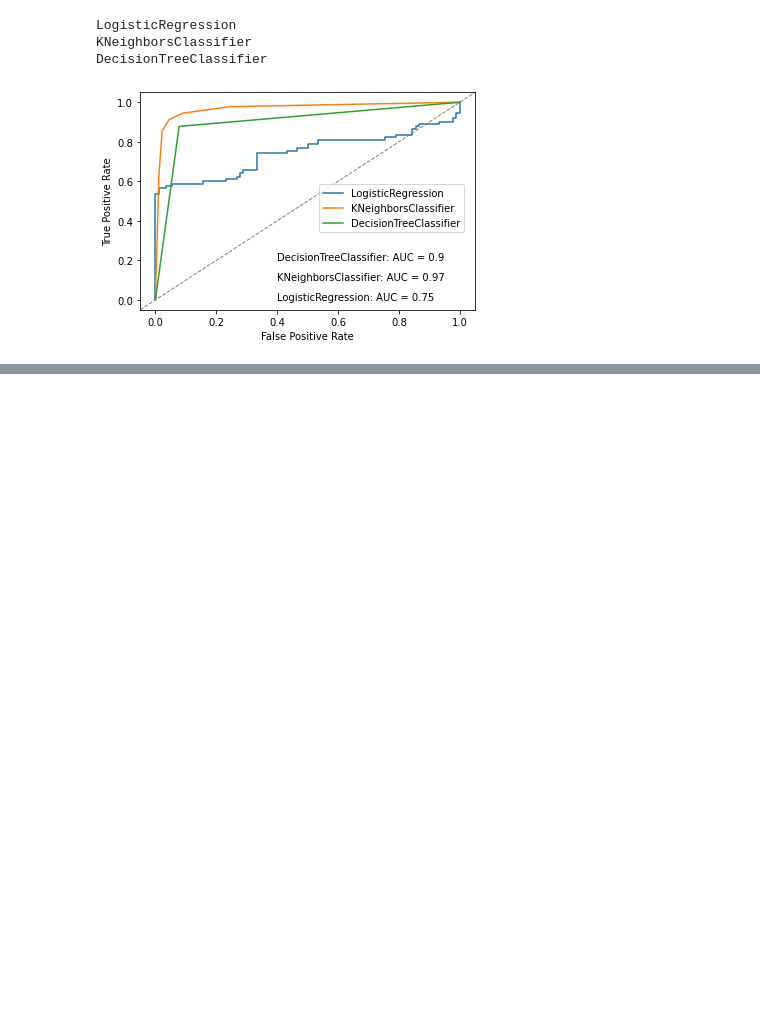
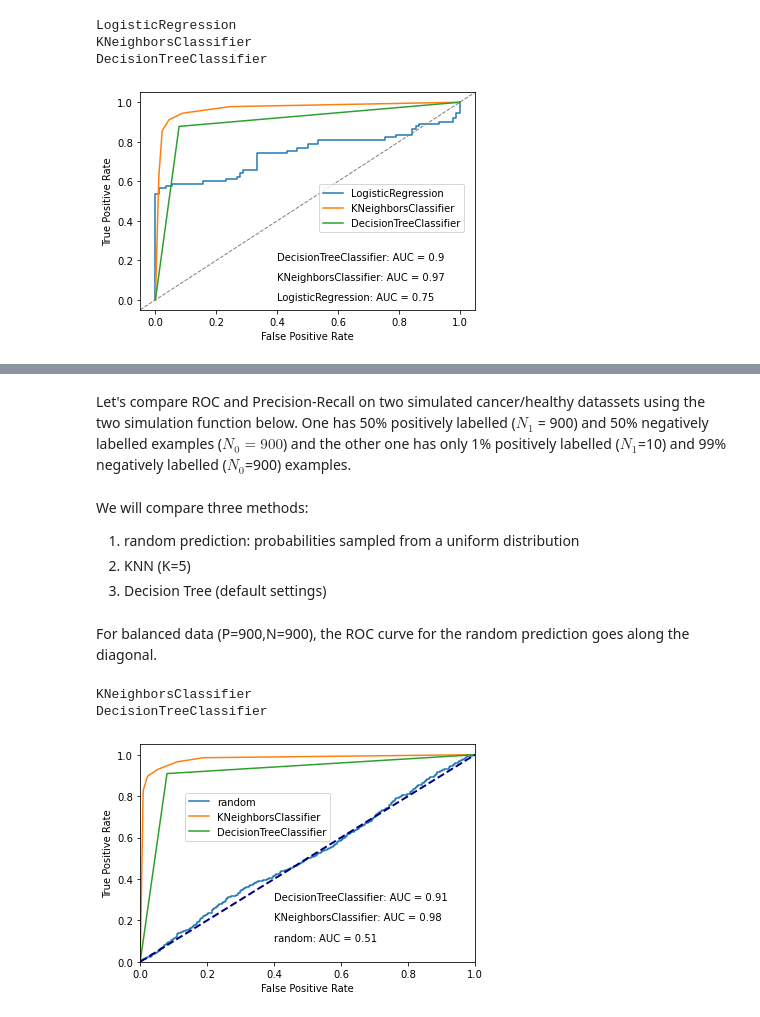
Before and after one commit to yueliyl/gec_intro2ml, a Jupyter notebook: ModelEvaluationAndSelection.ipynb, the cells around one changed output, grey strips where cells are left out. Saved outputs shown, nothing was run; the diff lists cells and outputs as text; code cells hidden in the pictures; blank space fills up the shorter version.

```diff
--- a/ModelEvaluationAndSelection.ipynb
+++ b/ModelEvaluationAndSelection.ipynb
@@ -372,0 +391,2 @@ To be updated soon
+# %% [markdown]
+Let's compare ROC and Precision-Recall on two simulated cancer/healthy datassets using the two simulation function below. One has 50% positively labelled ($N_1$ = 900) and 50% negatively labelled examples ($N_0=900$) and the other one has only 1% positively labelled ($N_1$=10) and 99% negatively labelled ($N_0$=900) examples.
@@ -372,0 +506,5 @@ To be updated soon
+# %% [markdown]
+We will compare three methods:
+1. random prediction: probabilities sampled from a uniform distribution
+2. KNN (K=5)
+3. Decision Tree (default settings)
@@ -372,0 +592,9 @@ To be updated soon
+# %% [markdown]
+For balanced data (P=900,N=900), the ROC curve for the random prediction goes along the diagonal.
+# %%
+perf_balanced = evaluate(balanced=True)
+plot_roc(perf_balanced, balanced=True)
+# %% [output]
+KNeighborsClassifier
+DecisionTreeClassifier
+[figure, added]
```
Also changed, not shown: parts of 13 cells of this notebook.
